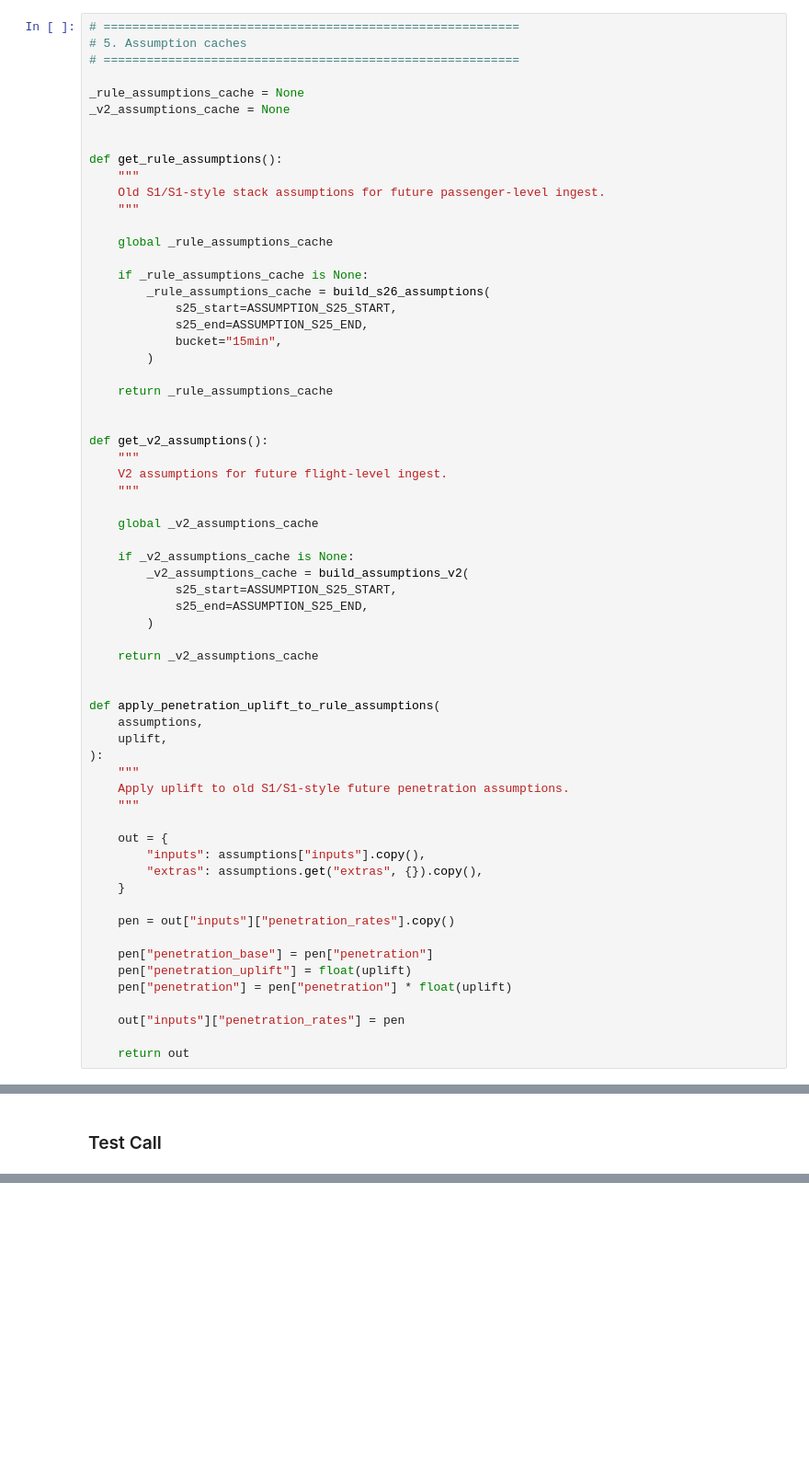
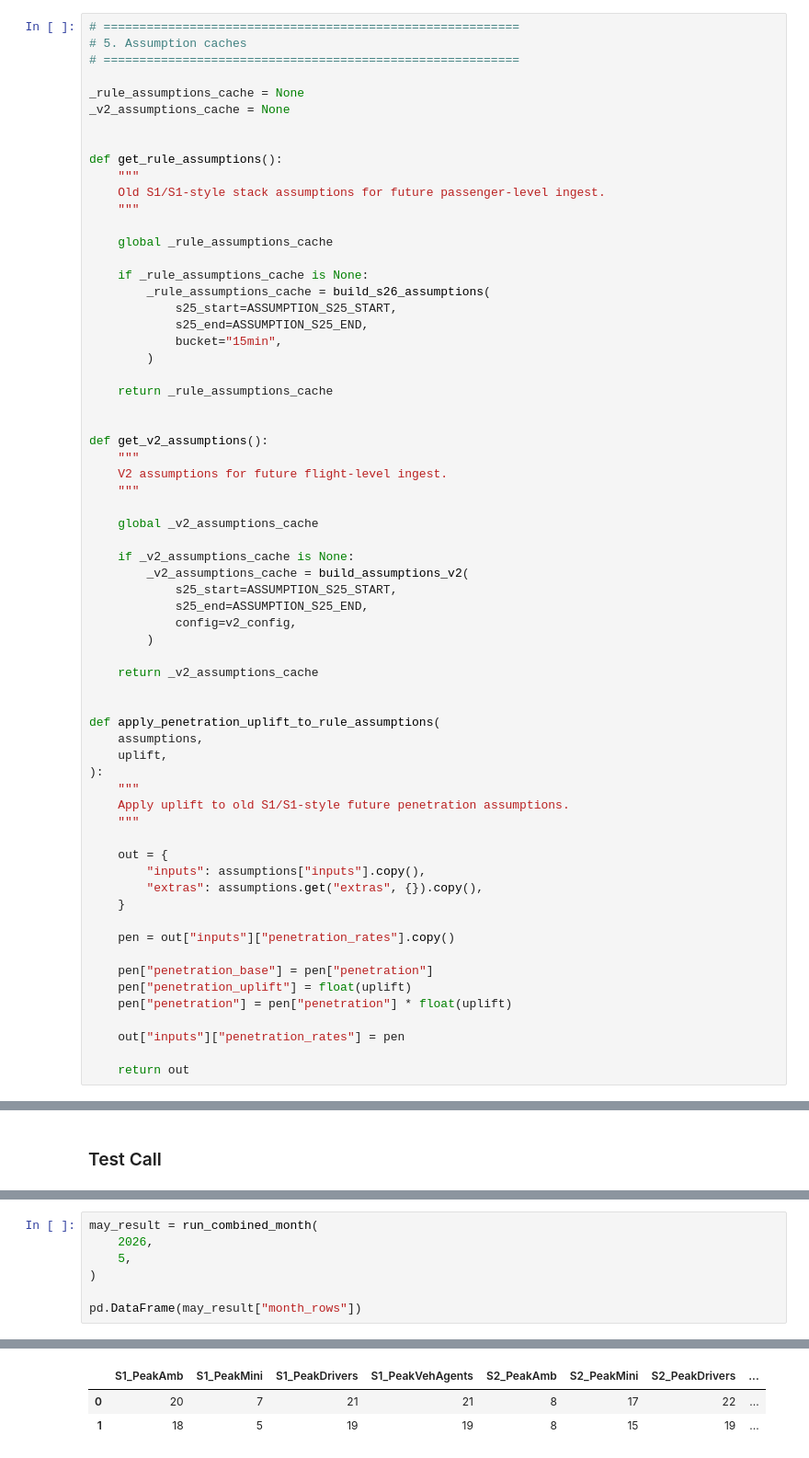
Before and after one commit to jamie-douglas/EDI_airport_analytics, a Jupyter notebook: notebooks/minibus_combined_s1_s2_v2.ipynb, the cells around one changed output, grey strips where cells are left out. Shown at 92% size. Saved outputs shown, nothing was run; the diff lists cells and outputs as text; blank space fills up the shorter version.

```diff
--- a/notebooks/minibus_combined_s1_s2_v2.ipynb
+++ b/notebooks/minibus_combined_s1_s2_v2.ipynb
@@ -218,6 +218,7 @@ def get_v2_assumptions():
         _v2_assumptions_cache = build_assumptions_v2(
             s25_start=ASSUMPTION_S25_START,
             s25_end=ASSUMPTION_S25_END,
+            config=v2_config,
         )
 
     return _v2_assumptions_cache
@@ -1095,0 +1100,8 @@ Src  Proc. InQueue |  Leaves   Expl. | BestBound       BestSol              Gap
+# %%
+may_result = run_combined_month(
+    2026,
+    5,
+)
+
+pd.DataFrame(may_result["month_rows"])
+# %% [output]
@@ -1095,0 +1125,3 @@ Src  Proc. InQueue |  Leaves   Expl. | BestBound       BestSol              Gap
+|  | S1_PeakAmb | S1_PeakMini | S1_PeakDrivers | S1_PeakVehAgents | S2_PeakAmb | S2_PeakMini | S2_PeakDrivers | ... |
+| 0 | 20 | 7 | 21 | 21 | 8 | 17 | 22 | ... |
+| 1 | 18 | 5 | 19 | 19 | 8 | 15 | 19 | ... |
```
Also changed, not shown: parts of 7 cells of this notebook, 8 other files.
